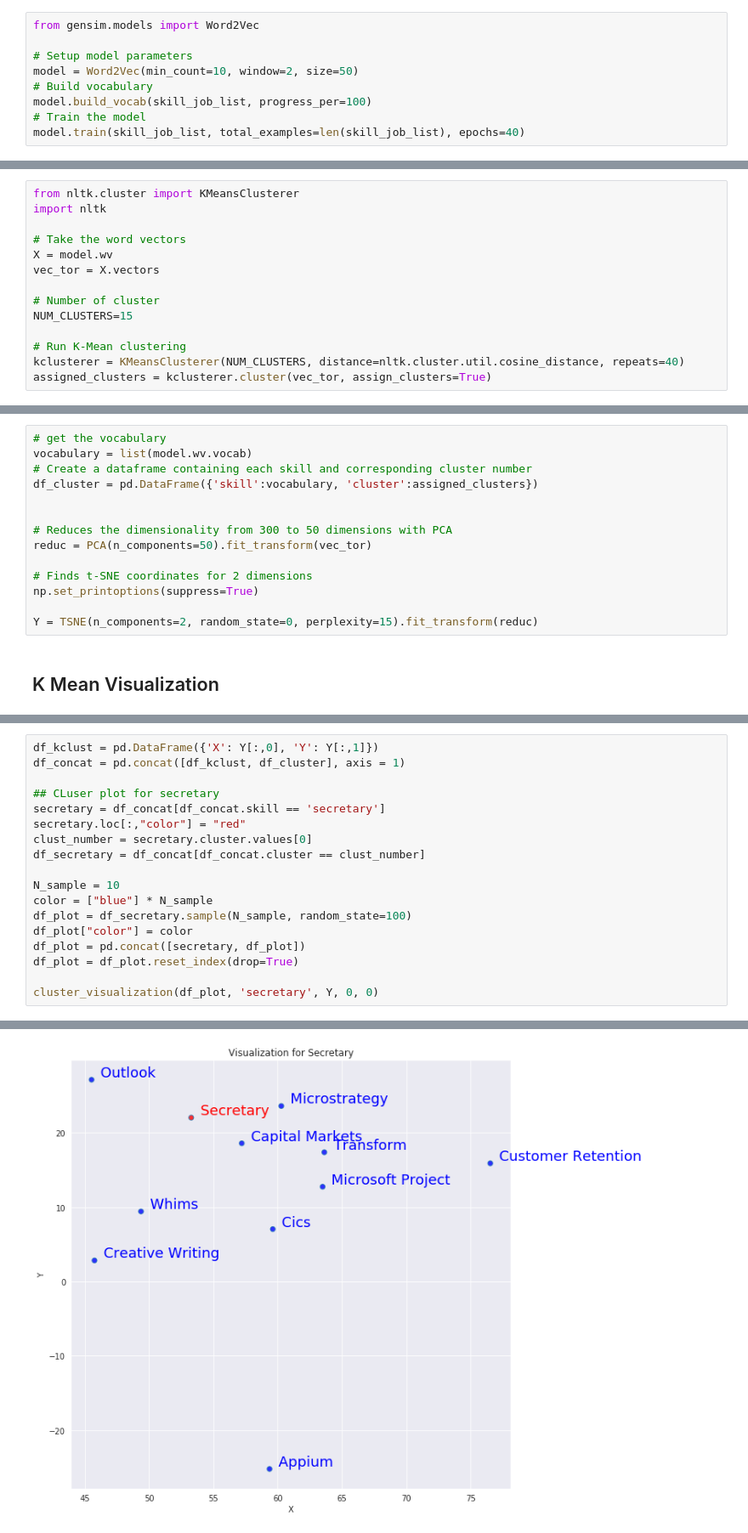
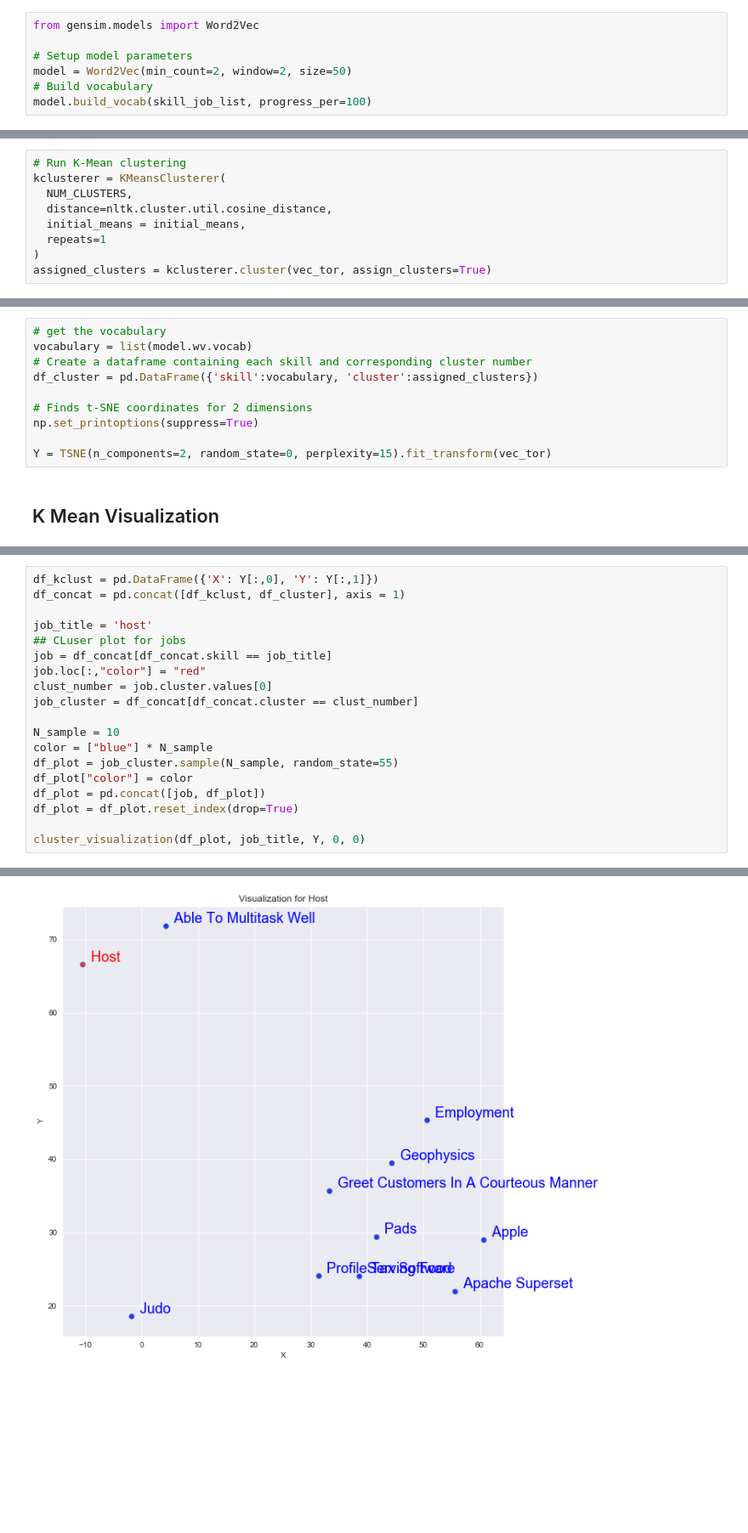
Before and after one commit to btruhand/job-advisor, a Jupyter notebook: wordtovec.ipynb, the cells around one changed output, grey strips where cells are left out. Shown at 85% size. Cells and saved outputs as stored; diff of their text form; blank space fills up the shorter version.

```diff
--- a/wordtovec.ipynb
+++ b/wordtovec.ipynb
@@ -161,8 +159,6 @@ print(skill_job_list[1:5])
 from gensim.models import Word2Vec
 
 # Setup model parameters
-model = Word2Vec(min_count=10, window=2, size=50)
+model = Word2Vec(min_count=2, window=2, size=50)
 # Build vocabulary
 model.build_vocab(skill_job_list, progress_per=100)
-# Train the model
-model.train(skill_job_list, total_examples=len(skill_job_list), epochs=40)
@@ -283,16 +295,11 @@ cluster_visualization(df_tsne, 'data scientist', Y, 500, 200)
 # %%
-from nltk.cluster import KMeansClusterer
-import nltk
-
-# Take the word vectors
-X = model.wv
-vec_tor = X.vectors
-
-# Number of cluster
-NUM_CLUSTERS=15
-
 # Run K-Mean clustering
-kclusterer = KMeansClusterer(NUM_CLUSTERS, distance=nltk.cluster.util.cosine_distance, repeats=40)
+kclusterer = KMeansClusterer(
+  NUM_CLUSTERS,
+  distance=nltk.cluster.util.cosine_distance,
+  initial_means = initial_means,
+  repeats=1
+)
 assigned_clusters = kclusterer.cluster(vec_tor, assign_clusters=True)
 # %% [markdown]
 ## PCA and t-SNE reduction for K Mean Visualization
@@ -302,13 +309,9 @@ vocabulary = list(model.wv.vocab)
 # Create a dataframe containing each skill and corresponding cluster number
 df_cluster = pd.DataFrame({'skill':vocabulary, 'cluster':assigned_clusters})
 
-
-# Reduces the dimensionality from 300 to 50 dimensions with PCA
-reduc = PCA(n_components=50).fit_transform(vec_tor)
-
 # Finds t-SNE coordinates for 2 dimensions
 np.set_printoptions(suppress=True)
 
-Y = TSNE(n_components=2, random_state=0, perplexity=15).fit_transform(reduc)
+Y = TSNE(n_components=2, random_state=0, perplexity=15).fit_transform(vec_tor)
 # %% [markdown]
 ## K Mean Visualization
@@ -316,18 +343,19 @@ Y = TSNE(n_components=2, random_state=0, perplexity=15).fit_transform(reduc)
 df_kclust = pd.DataFrame({'X': Y[:,0], 'Y': Y[:,1]})
 df_concat = pd.concat([df_kclust, df_cluster], axis = 1)
 
-## CLuser plot for secretary
-secretary = df_concat[df_concat.skill == 'secretary']
-secretary.loc[:,"color"] = "red"
-clust_number = secretary.cluster.values[0]
-df_secretary = df_concat[df_concat.cluster == clust_number]
+job_title = 'host'
+## CLuser plot for jobs
+job = df_concat[df_concat.skill == job_title]
+job.loc[:,"color"] = "red"
+clust_number = job.cluster.values[0]
+job_cluster = df_concat[df_concat.cluster == clust_number]
 
 N_sample = 10
 color = ["blue"] * N_sample
-df_plot = df_secretary.sample(N_sample, random_state=100)
+df_plot = job_cluster.sample(N_sample, random_state=55)
 df_plot["color"] = color
-df_plot = pd.concat([secretary, df_plot])
+df_plot = pd.concat([job, df_plot])
 df_plot = df_plot.reset_index(drop=True)
 
-cluster_visualization(df_plot, 'secretary', Y, 0, 0)
+cluster_visualization(df_plot, job_title, Y, 0, 0)
 # %% [output]
@@ -334 +372 @@ cluster_visualization(df_plot, 'secretary', Y, 0, 0)
-[figure, old version]
+[figure, new version]
```
Also changed, not shown: parts of 17 cells of this notebook, 1 other file.
